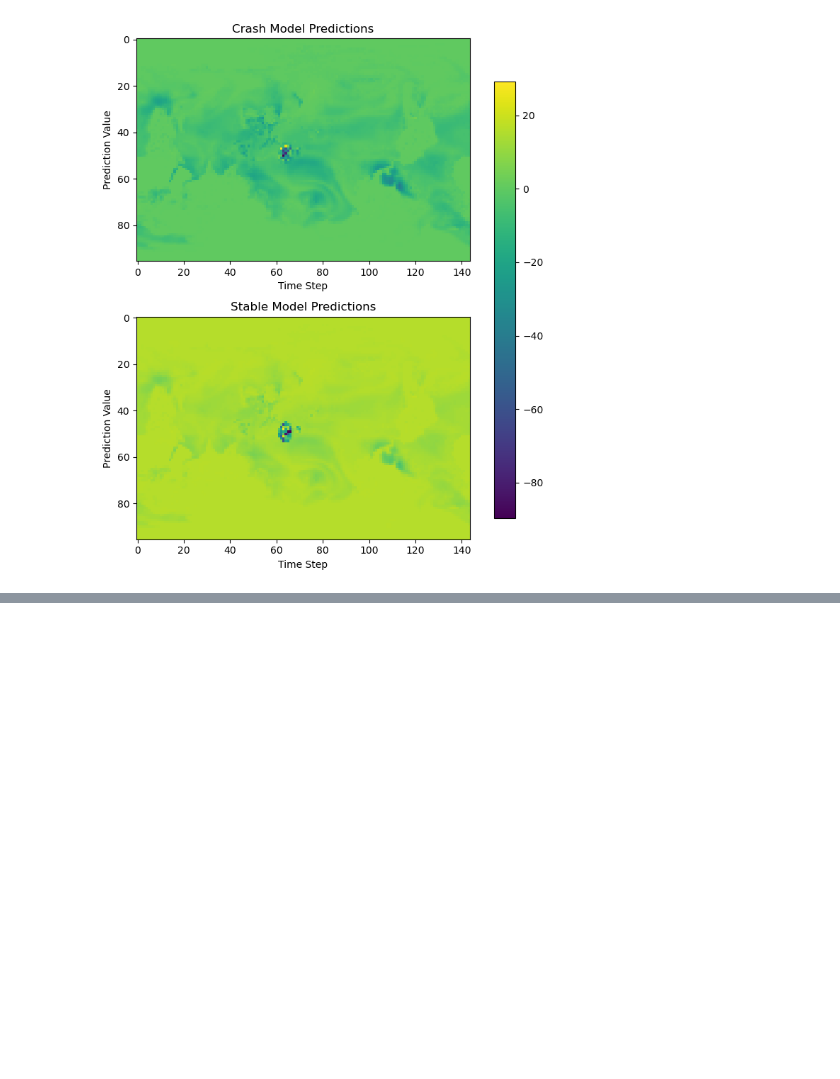
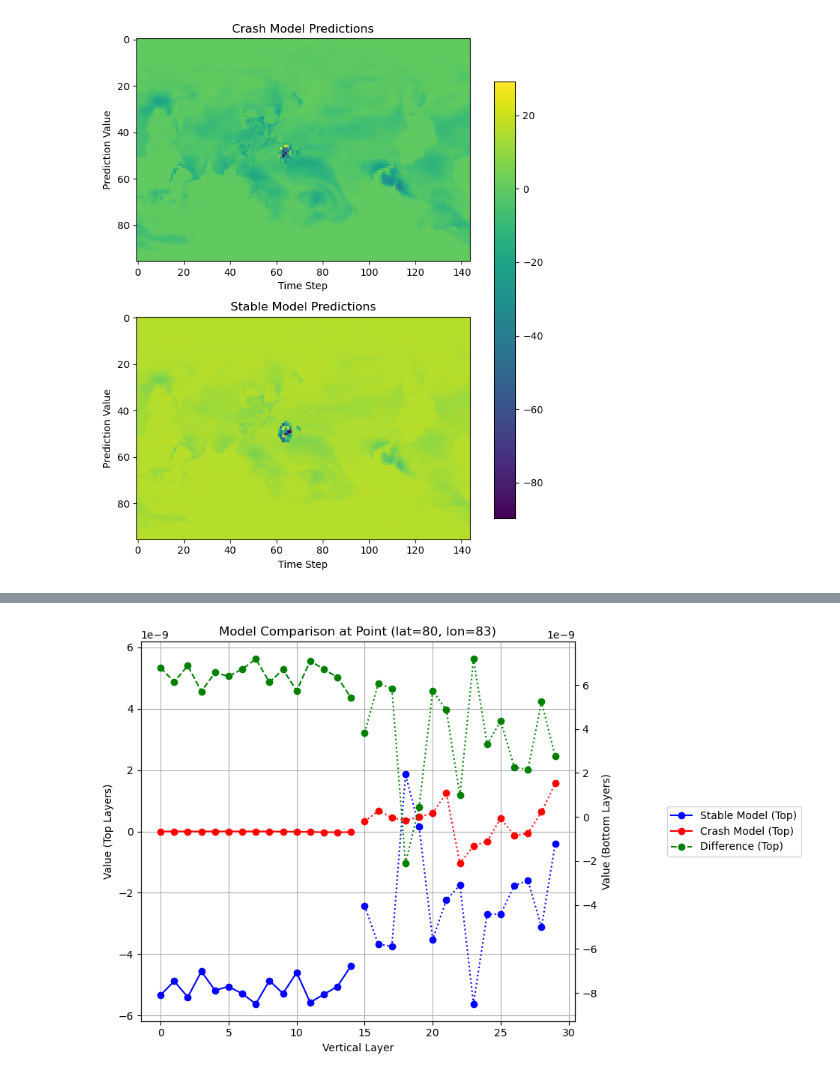
Before and after one commit to chenj209/clima_analysis, a Jupyter notebook: new_analysis/compare_crash.ipynb, the cells around one changed output, grey strips where cells are left out. Saved outputs shown, nothing was run; the diff lists cells and outputs as text; code cells hidden in the pictures; blank space fills up the shorter version.

```diff
--- a/new_analysis/compare_crash.ipynb
+++ b/new_analysis/compare_crash.ipynb
@@ -139,0 +248,67 @@ torch.Size([13824, 30])
+# %%
+import matplotlib.pyplot as plt
+import numpy as np
+
+step = 38
+# Load and reshape the data
+crash_input = np.load(f"/Volumes/data_backup/experience_replay_data/online_data/noreplay_std/coupled_{step}_pred.npz")['pred']
+stable_input = np.load(f"/Volumes/data_backup/experience_replay_data/online_data/noreplay_std_switch/coupled_{step}_pred.npz")['pred']
+crash_input = reorder3(crash_input)
+stable_input = reorder3(stable_input)
+
+# Reshape the data to 3D arrays (lat, lon, vertical_layers)
+crash_model = crash_input[:,:30].reshape(96, 144, 30)
+stable_model = stable_input[:,:30].reshape(96, 144, 30)
+
+# Calculate the difference
+difference = crash_model - stable_model
+
+# Find the location of the maximum absolute difference
+extreme_point = np.unravel_index(np.argmax(np.abs(difference)), difference.shape)
+extreme_point = (80, 83)
+
+# Create vertical layer indices for x-axis
+vertical_layers = np.arange(30)
+
+# Create figure with two y-axes
+fig, ax1 = plt.subplots(figsize=(10, 6))
+ax2 = ax1.twinx()
+
+# Split data into top and bottom layers
+top_layers = slice(0, 15)
+bottom_layers = slice(15, 30)
+
+# Plot top layers on left axis
+ax1.plot(vertical_layers[top_layers], stable_model[extreme_point[0], extreme_point[1], top_layers],
+         color='blue', marker='o', label='Stable Model (Top)')
+ax1.plot(vertical_layers[top_layers], crash_model[extreme_point[0], extreme_point[1], top_layers],
+         color='red', marker='o', label='Crash Model (Top)')
+ax1.plot(vertical_layers[top_layers], difference[extreme_point[0], extreme_point[1], top_layers],
+         color='green', linestyle='--', marker='o', label='Difference (Top)')
+
+# Plot bottom layers on right axis
+ax2.plot(vertical_layers[bottom_layers], stable_model[extreme_point[0], extreme_point[1], bottom_layers],
+         color='blue', marker='o', linestyle=':')
+ax2.plot(vertical_layers[bottom_layers], crash_model[extreme_point[0], extreme_point[1], bottom_layers],
+         color='red', marker='o', linestyle=':')
+ax2.plot(vertical_layers[bottom_layers], difference[extreme_point[0], extreme_point[1], bottom_layers],
+         color='green', linestyle=':', marker='o')
+
+# Add labels and legend
+ax1.set_xlabel('Vertical Layer')
+ax1.set_ylabel('Value (Top Layers)')
+ax2.set_ylabel('Value (Bottom Layers)')
+ax1.set_title(f'Model Comparison at Point (lat={extreme_point[0]}, lon={extreme_point[1]})')
+ax1.grid(True)
+
+# Combine legends
+lines1, labels1 = ax1.get_legend_handles_labels()
+lines2, labels2 = ax2.get_legend_handles_labels()
+ax1.legend(lines1 + lines2, ['Stable Model (Top)', 'Crash Model (Top)', 'Difference (Top)',
+                            'Stable Model (Bottom)', 'Crash Model (Bottom)', 'Difference (Bottom)'],
+           loc='center left', bbox_to_anchor=(1.2, 0.5))
+
+plt.tight_layout()
+plt.show()
+# %% [output]
+[figure, added]
```
Also changed, not shown: parts of 4 cells of this notebook.
